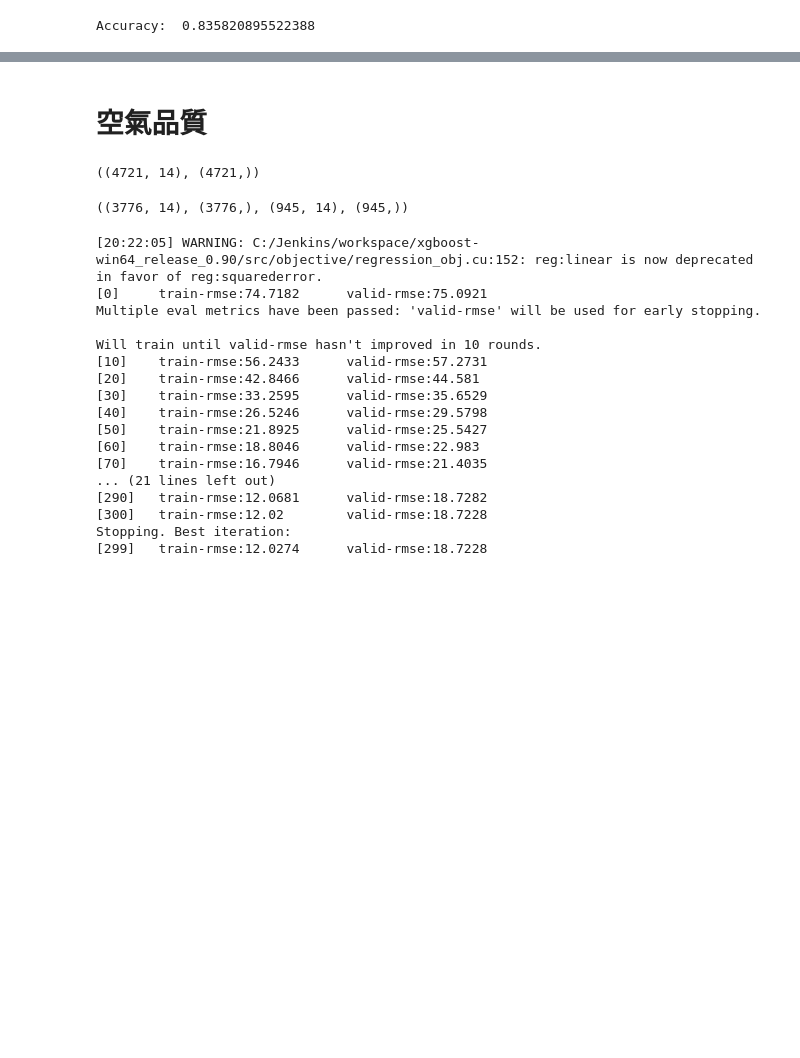
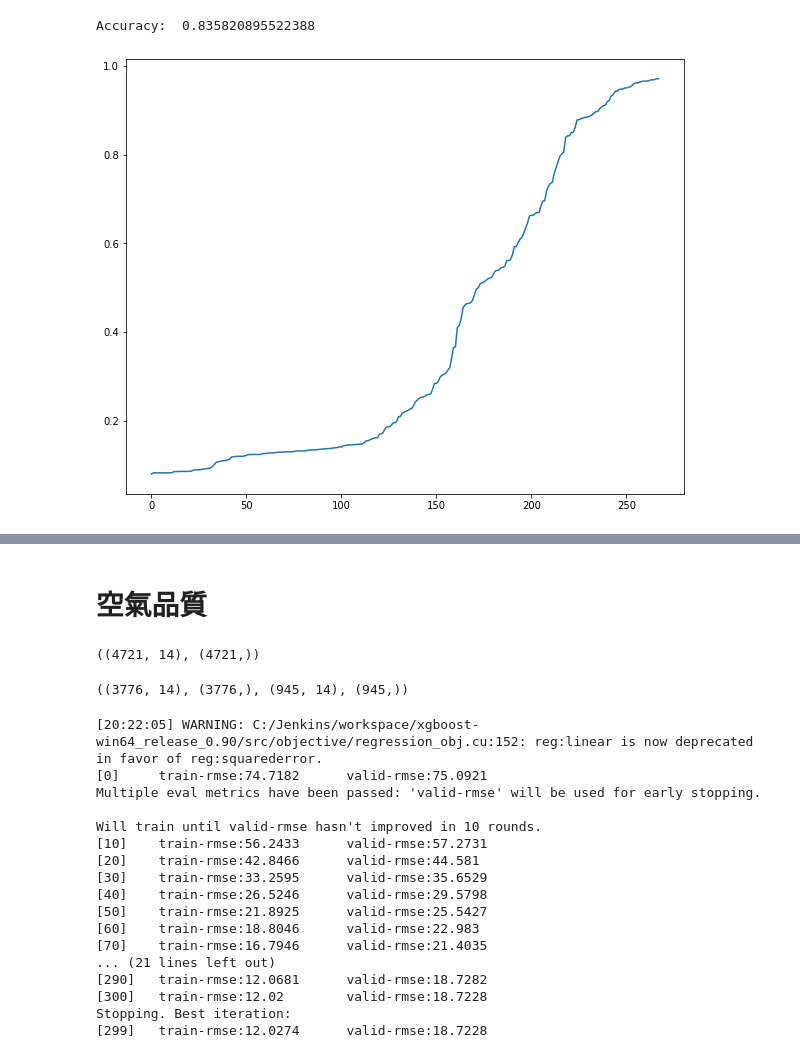
Before and after one commit to GoatWang/IIIMaterial, a Jupyter notebook: 06_XgbCV/main06.ipynb, the cells around one changed output, grey strips where cells are left out. Cells and saved outputs as stored; diff of their text form; code cells hidden in the pictures; blank space fills up the shorter version.

```diff
--- a/06_XgbCV/main06.ipynb
+++ b/06_XgbCV/main06.ipynb
@@ -109,3 +109,8 @@ y_pred = bst.predict(xgboost.DMatrix(X_valid))
 print("Accuracy: ", str(sum(Y_valid == (y_pred > 0.5))/Y_valid.shape[0]))
 # %% [output]
 Accuracy:  0.835820895522388
+# %%
+plt.plot(sorted(y_pred))
+plt.show()
+# %% [output]
+[figure, added]
```
Also changed, not shown: parts of 10 cells of this notebook, 4 other files.
